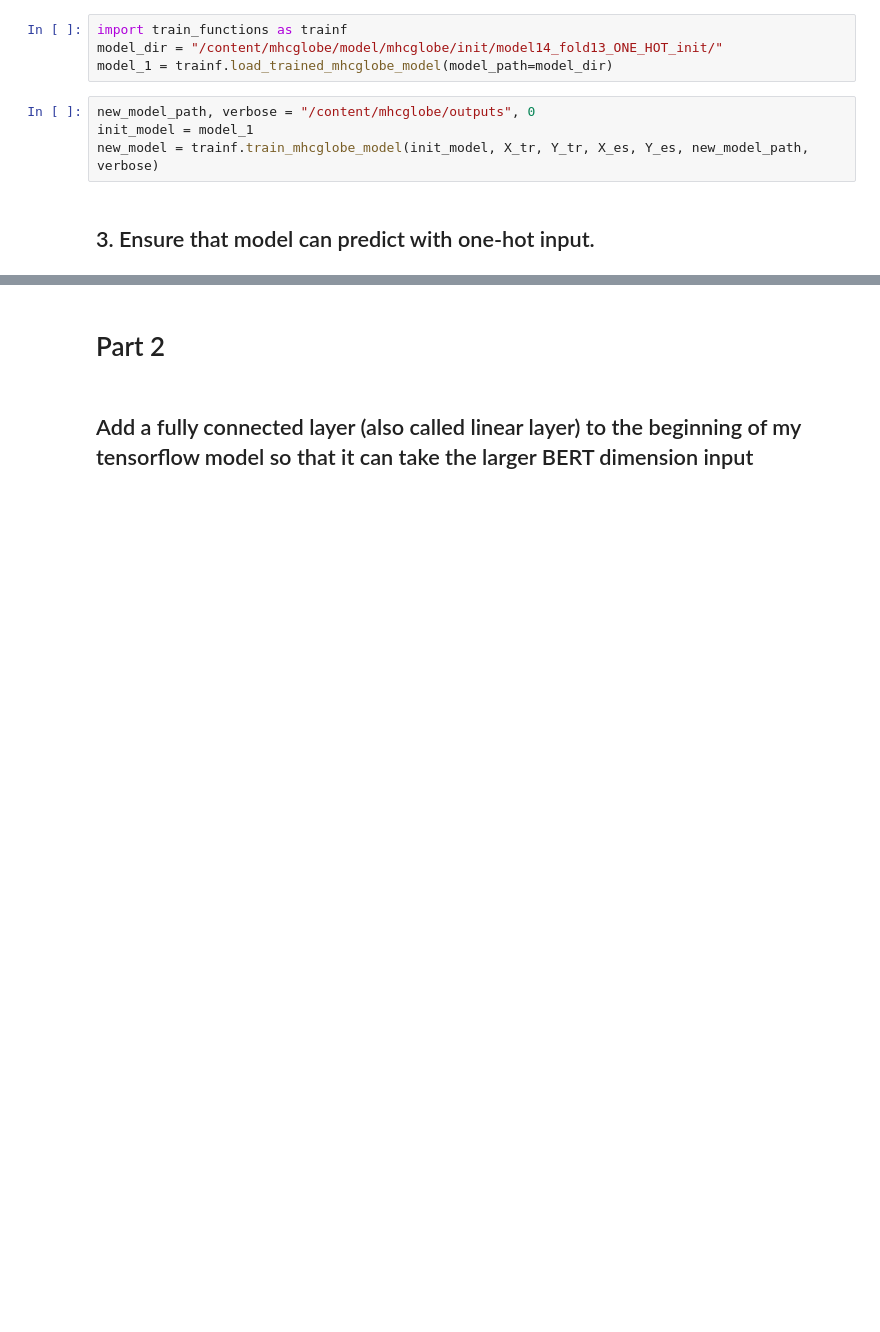
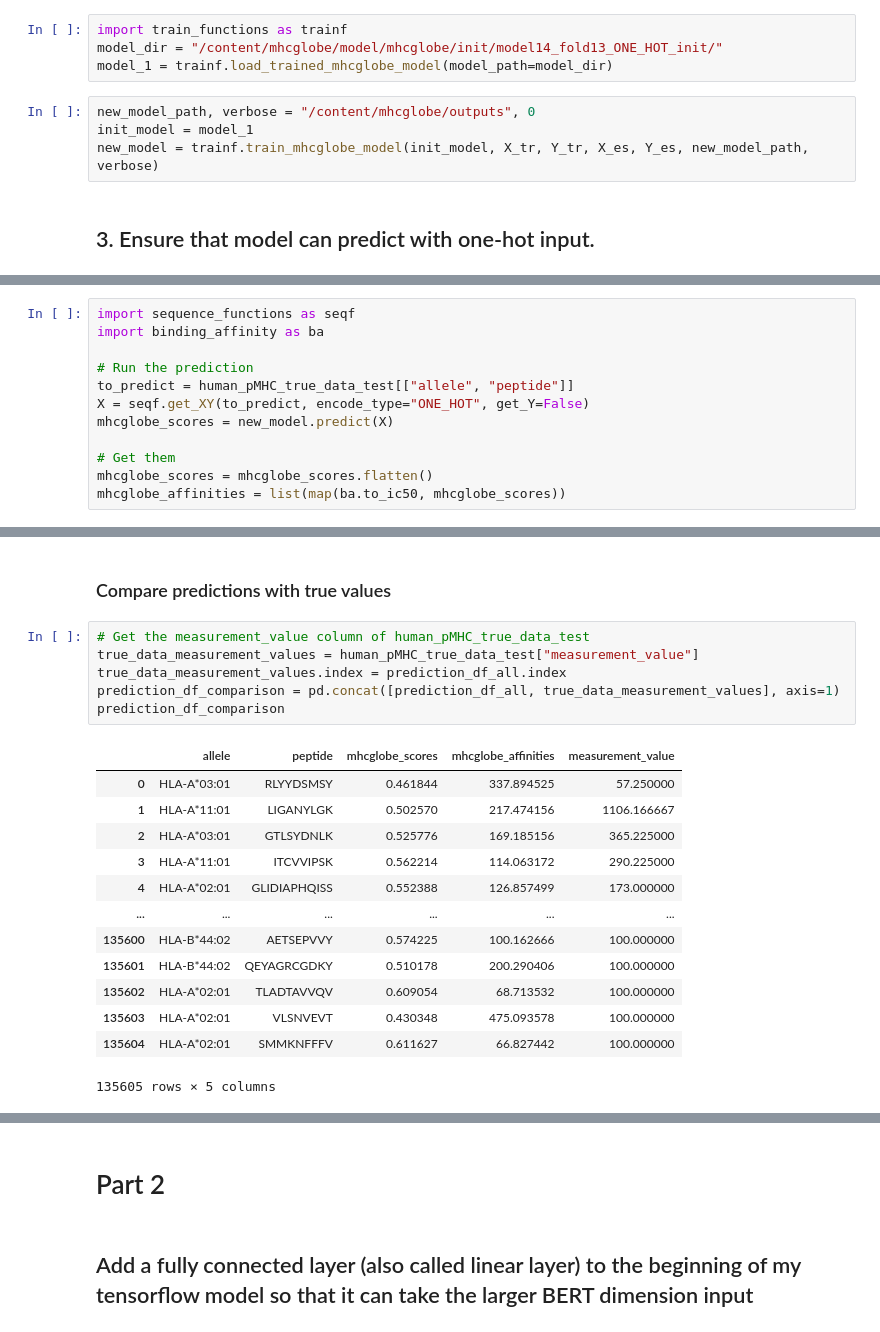
Before and after one commit to prakritipaul/mhcglobe, a Jupyter notebook: prakriti_MHCGlobe_pipeline.ipynb, the cells around one changed output, grey strips where cells are left out. Saved outputs shown, nothing was run; the diff lists cells and outputs as text; blank space fills up the shorter version.

Commit message:
ran pipeline with eric model 1 and one-hot encoding end-to-end with terrible results

```diff
--- a/prakriti_MHCGlobe_pipeline.ipynb
+++ b/prakriti_MHCGlobe_pipeline.ipynb
@@ -74,0 +112,12 @@ new_model.predict(X)
+# %%
+import sequence_functions as seqf
+import binding_affinity as ba
+
+# Run the prediction
+to_predict = human_pMHC_true_data_test[["allele", "peptide"]]
+X = seqf.get_XY(to_predict, encode_type="ONE_HOT", get_Y=False)
+mhcglobe_scores = new_model.predict(X)
+
+# Get them
+mhcglobe_scores = mhcglobe_scores.flatten()
+mhcglobe_affinities = list(map(ba.to_ic50, mhcglobe_scores))
@@ -74,0 +167,22 @@ new_model.predict(X)
+# %% [markdown]
+### Compare predictions with true values
+# %%
+# Get the measurement_value column of human_pMHC_true_data_test
+true_data_measurement_values = human_pMHC_true_data_test["measurement_value"]
+true_data_measurement_values.index = prediction_df_all.index
+prediction_df_comparison = pd.concat([prediction_df_all, true_data_measurement_values], axis=1)
+prediction_df_comparison
+# %% [output]
+|  | allele | peptide | mhcglobe_scores | mhcglobe_affinities | measurement_value |
+| 0 | HLA-A*03:01 | RLYYDSMSY | 0.461844 | 337.894525 | 57.250000 |
+| 1 | HLA-A*11:01 | LIGANYLGK | 0.502570 | 217.474156 | 1106.166667 |
+| 2 | HLA-A*03:01 | GTLSYDNLK | 0.525776 | 169.185156 | 365.225000 |
+| 3 | HLA-A*11:01 | ITCVVIPSK | 0.562214 | 114.063172 | 290.225000 |
+| 4 | HLA-A*02:01 | GLIDIAPHQISS | 0.552388 | 126.857499 | 173.000000 |
+| ... | ... | ... | ... | ... | ... |
+| 135600 | HLA-B*44:02 | AETSEPVVY | 0.574225 | 100.162666 | 100.000000 |
+| 135601 | HLA-B*44:02 | QEYAGRCGDKY | 0.510178 | 200.290406 | 100.000000 |
+| 135602 | HLA-A*02:01 | TLADTAVVQV | 0.609054 | 68.713532 | 100.000000 |
+| 135603 | HLA-A*02:01 | VLSNVEVT | 0.430348 | 475.093578 | 100.000000 |
+| 135604 | HLA-A*02:01 | SMMKNFFFV | 0.611627 | 66.827442 | 100.000000 |
+135605 rows × 5 columns
```
Also changed, not shown: parts of 14 cells of this notebook.
